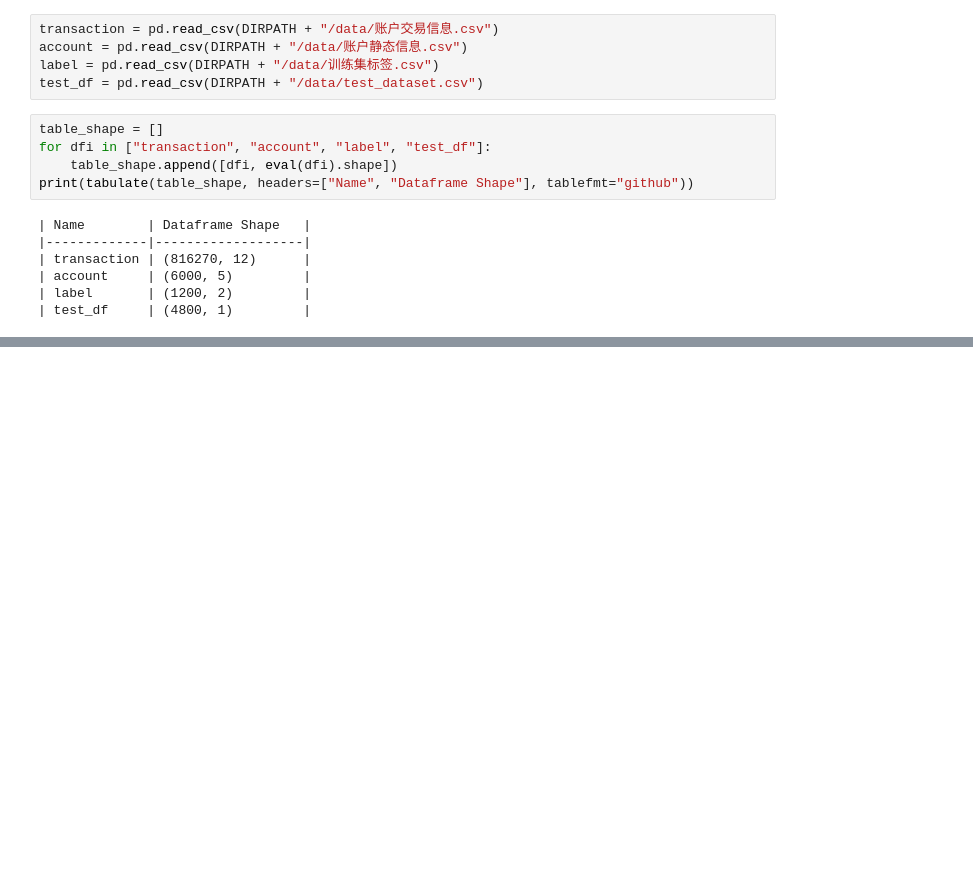
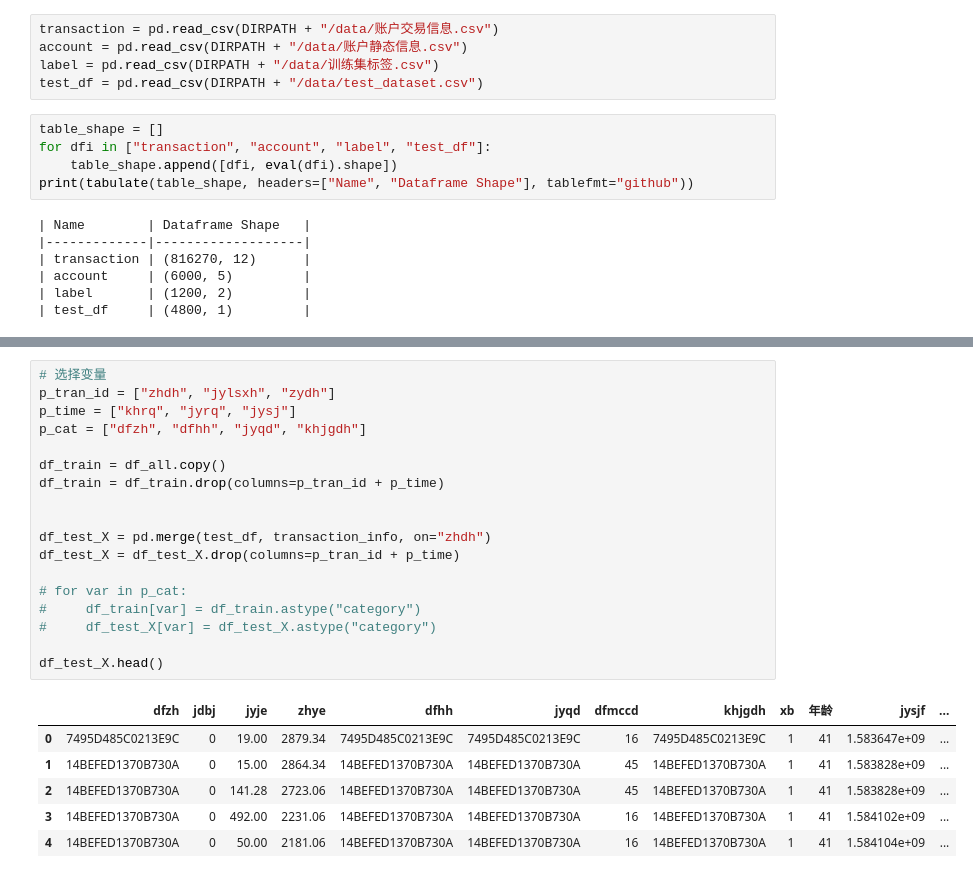
Before and after one commit to Hongfei-Niu/dcic_fraud_risk, a Jupyter notebook: baseline.ipynb, the cells around one changed output, grey strips where cells are left out. Drawn from its saved outputs; the diff is of its cells as text; blank space fills up the shorter version.

```diff
--- a/baseline.ipynb
+++ b/baseline.ipynb
@@ -61,0 +76,25 @@ df_all.describe()
+# %%
+# 选择变量
+p_tran_id = ["zhdh", "jylsxh", "zydh"]
+p_time = ["khrq", "jyrq", "jysj"]
+p_cat = ["dfzh", "dfhh", "jyqd", "khjgdh"]
+
+df_train = df_all.copy()
+df_train = df_train.drop(columns=p_tran_id + p_time)
+
+
+df_test_X = pd.merge(test_df, transaction_info, on="zhdh")
+df_test_X = df_test_X.drop(columns=p_tran_id + p_time)
+
+# for var in p_cat:
+#     df_train[var] = df_train.astype("category")
+#     df_test_X[var] = df_test_X.astype("category")
+
+df_test_X.head()
+# %% [output]
+|  | dfzh | jdbj | jyje | zhye | dfhh | jyqd | dfmccd | khjgdh | xb | 年龄 | jysjf | ... |
+| 0 | 7495D485C0213E9C | 0 | 19.00 | 2879.34 | 7495D485C0213E9C | 7495D485C0213E9C | 16 | 7495D485C0213E9C | 1 | 41 | 1.583647e+09 | ... |
+| 1 | 14BEFED1370B730A | 0 | 15.00 | 2864.34 | 14BEFED1370B730A | 14BEFED1370B730A | 45 | 14BEFED1370B730A | 1 | 41 | 1.583828e+09 | ... |
+| 2 | 14BEFED1370B730A | 0 | 141.28 | 2723.06 | 14BEFED1370B730A | 14BEFED1370B730A | 45 | 14BEFED1370B730A | 1 | 41 | 1.583828e+09 | ... |
+| 3 | 14BEFED1370B730A | 0 | 492.00 | 2231.06 | 14BEFED1370B730A | 14BEFED1370B730A | 16 | 14BEFED1370B730A | 1 | 41 | 1.584102e+09 | ... |
+| 4 | 14BEFED1370B730A | 0 | 50.00 | 2181.06 | 14BEFED1370B730A | 14BEFED1370B730A | 16 | 14BEFED1370B730A | 1 | 41 | 1.584104e+09 | ... |
```
Also changed, not shown: parts of 7 cells of this notebook.
